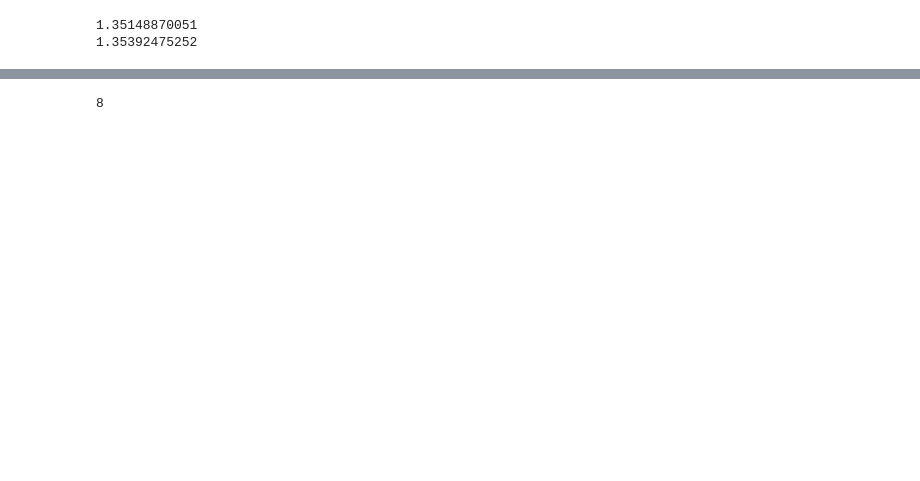
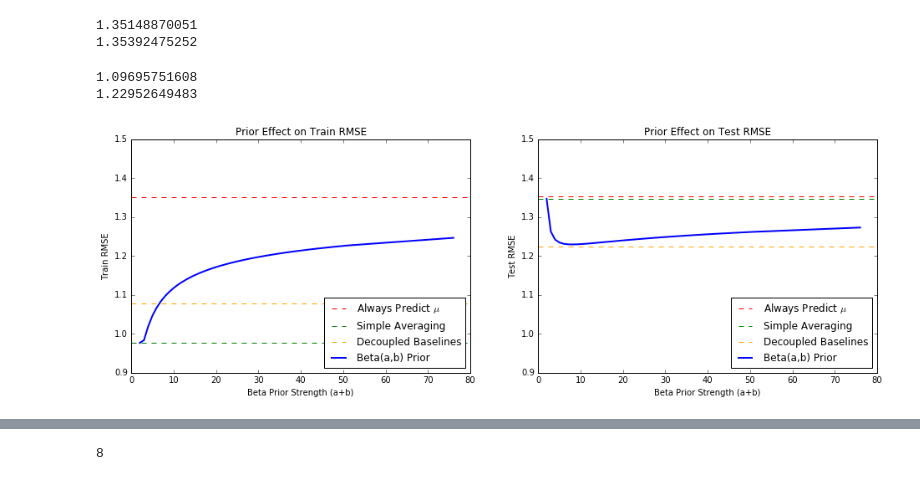
Before and after one commit to NickHoernle/Data-Science-Project-AM209a, a Jupyter notebook: final_project/baseline_predictors__not_models.ipynb, the cells around one changed output, grey strips where cells are left out. Saved outputs shown, nothing was run; the diff lists cells and outputs as text; code cells hidden in the pictures; blank space fills up the shorter version.

```diff
--- a/final_project/baseline_predictors__not_models.ipynb
+++ b/final_project/baseline_predictors__not_models.ipynb
@@ -56,5 +53,13 @@ print(ambc_test_rmse)
 # %% [output]
 1.35148870051
 1.35392475252
+# %%
+bpbc = BetaPriorBaselineCalculator()
+bpbc.fit(reviews_train, prior_strength=8)
+print(bpbc.baseline_rmse(reviews_train))
+print(bpbc.baseline_rmse(reviews_test))
+# %% [output]
+1.09695751608
+1.22952649483
 # %%
 bpbc = BetaPriorBaselineCalculator()
@@ -65,6 +70,34 @@ for prior_strength in prior_strs:
     bpbc.fit(reviews_train, prior_strength=prior_strength)
     train_rmses.append(bpbc.baseline_rmse(reviews_train))
     test_rmses.append(bpbc.baseline_rmse(reviews_test))
+# %%
+fig = plt.figure(figsize=(16,5))
+n=50
+fig.add_subplot(121)
+plt.title('Prior Effect on Train RMSE')
+plt.ylabel('Train RMSE')
+plt.xlabel('Beta Prior Strength (a+b)')
+plt.axhline(ambc_train_rmse, label=r'Always Predict $\mu$', ls='--', color='red')
+plt.axhline(sabc_train_rmse, label='Simple Averaging', ls='--', color='green')
+plt.axhline(1.07810838094, label='Decoupled Baselines', ls='--', color='orange')
+plt.plot(prior_strs[:n], train_rmses[:n], label='Beta(a,b) Prior', lw=2)
+plt.ylim(0.9, 1.5)
+plt.legend(loc='lower right')
+
+fig.add_subplot(122)
+plt.title('Prior Effect on Test RMSE')
+plt.ylabel('Test RMSE')
+plt.xlabel('Beta Prior Strength (a+b)')
+plt.axhline(ambc_test_rmse, label=r'Always Predict $\mu$', ls='--', color='red')
+plt.axhline(sabc_test_rmse, label='Simple Averaging', ls='--', color='green')
+plt.axhline(1.22479964424, label='Decoupled Baselines', ls='--', color='orange')
+plt.plot(prior_strs[:n], test_rmses[:n], label='Beta(a,b) Prior', lw=2)
+plt.ylim(0.9, 1.5)
+plt.legend(loc='lower right')
+
+plt.show()
+# %% [output]
+[figure, added]
 # %%
 fig = plt.figure(figsize=(12,4))
 
```
Also changed, not shown: parts of 7 cells of this notebook, 1 other file.
